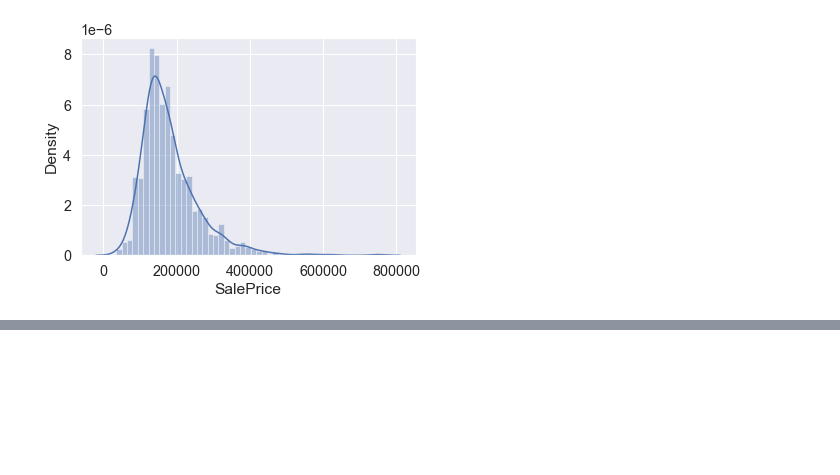
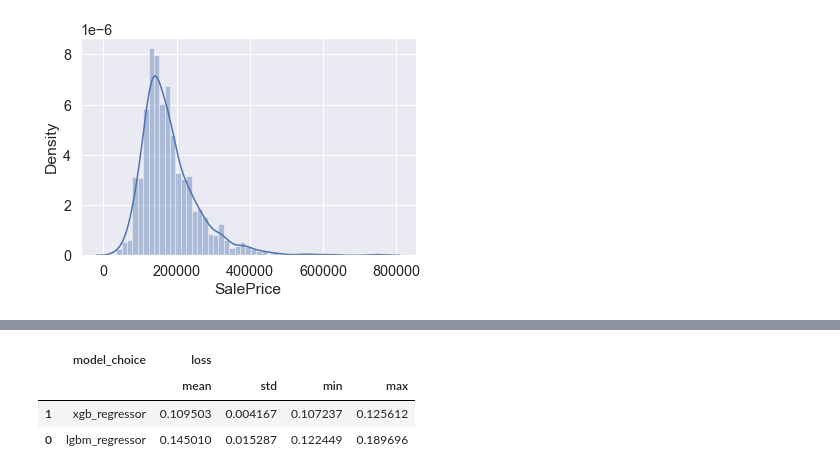
Before and after one commit to kamil0920/linear-regression-house-price, a Jupyter notebook: house_price_v3.1.ipynb, the cells around one changed output, grey strips where cells are left out. Saved outputs shown, nothing was run; the diff lists cells and outputs as text; code cells hidden in the pictures; blank space fills up the shorter version.

```diff
--- a/house_price_v3.1.ipynb
+++ b/house_price_v3.1.ipynb
@@ -280,7 +272,7 @@ best_pipe: Pipeline(steps=[('preprocessor',
 from model.HyperOptimization import HyperOptimization
 
 obj = HyperOptimization(X_train, X_val, y_train, y_val)
-opt = obj.process(best_pipe_params=best_params, max_evals=1000)
+opt = obj.process(best_pipe_params=best_params, max_evals=500)
 # %%
 def unpack(x):
     if x:
@@ -354,7 +351,12 @@ view_contour_plot(trials_df, 'loss', 'xgbregressor__learning_rate', 'xgbregresso
 # %%
 trials_df[['model_choice', 'loss']].groupby('model_choice').aggregate({
     'loss': ['mean', 'std', 'min', 'max']
-}).reset_index().sort_values(('loss', 'mean'), ascending=False)
+}).reset_index().sort_values(('loss', 'mean'), ascending=True)
+# %% [output]
+|  | model_choice | loss |  |  |  |
+|  |  | mean | std | min | max |
+| 1 | xgb_regressor | 0.109503 | 0.004167 | 0.107237 | 0.125612 |
+| 0 | lgbm_regressor | 0.145010 | 0.015287 | 0.122449 | 0.189696 |
 # %%
 best_params = trials_df.loc[trials_df['model_choice'] == 'xgb_regressor'].sort_values('loss', ascending=True).dropna(axis=1).head(1)
 best_params
```
Also changed, not shown: parts of 20 cells of this notebook, 2 other files.
